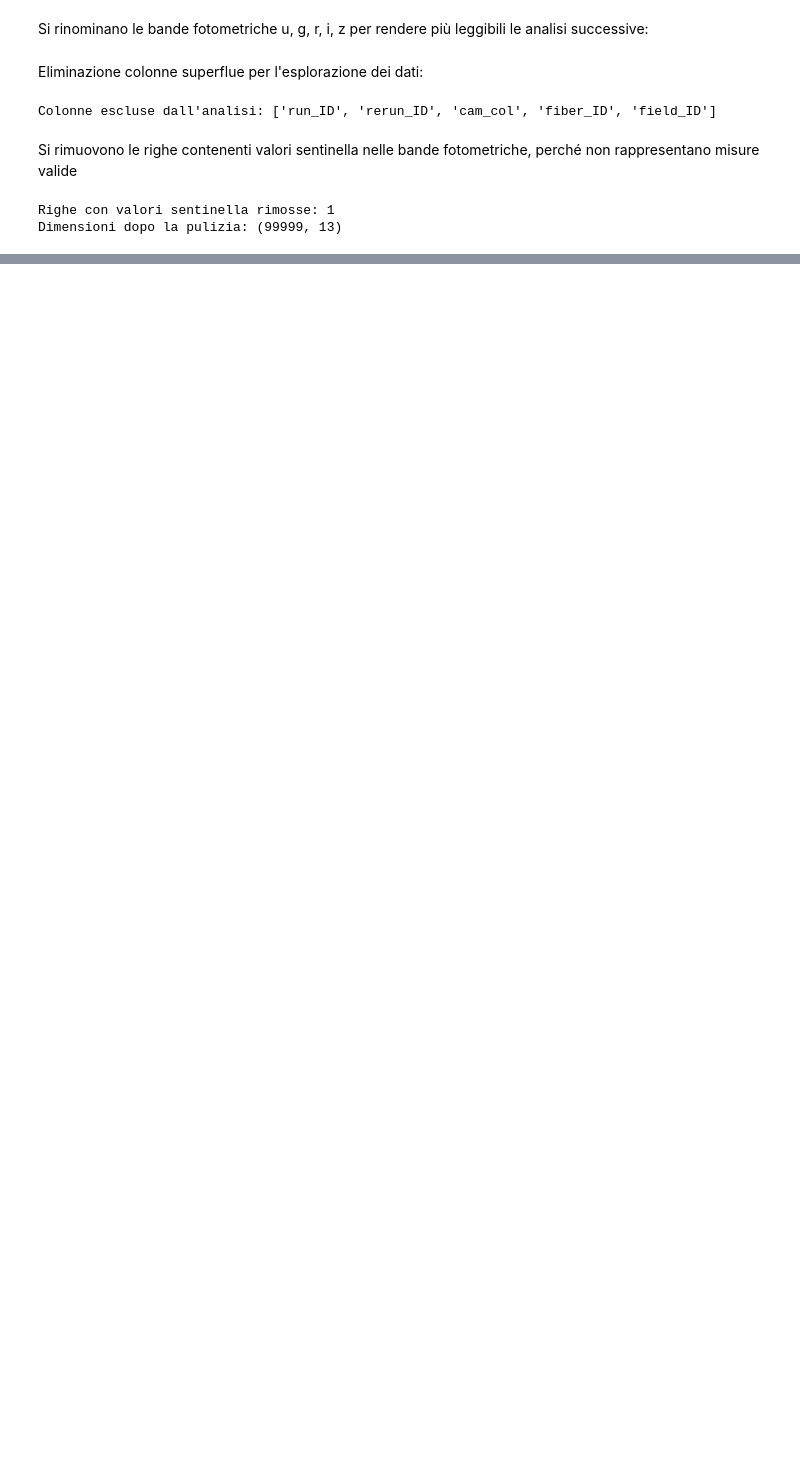
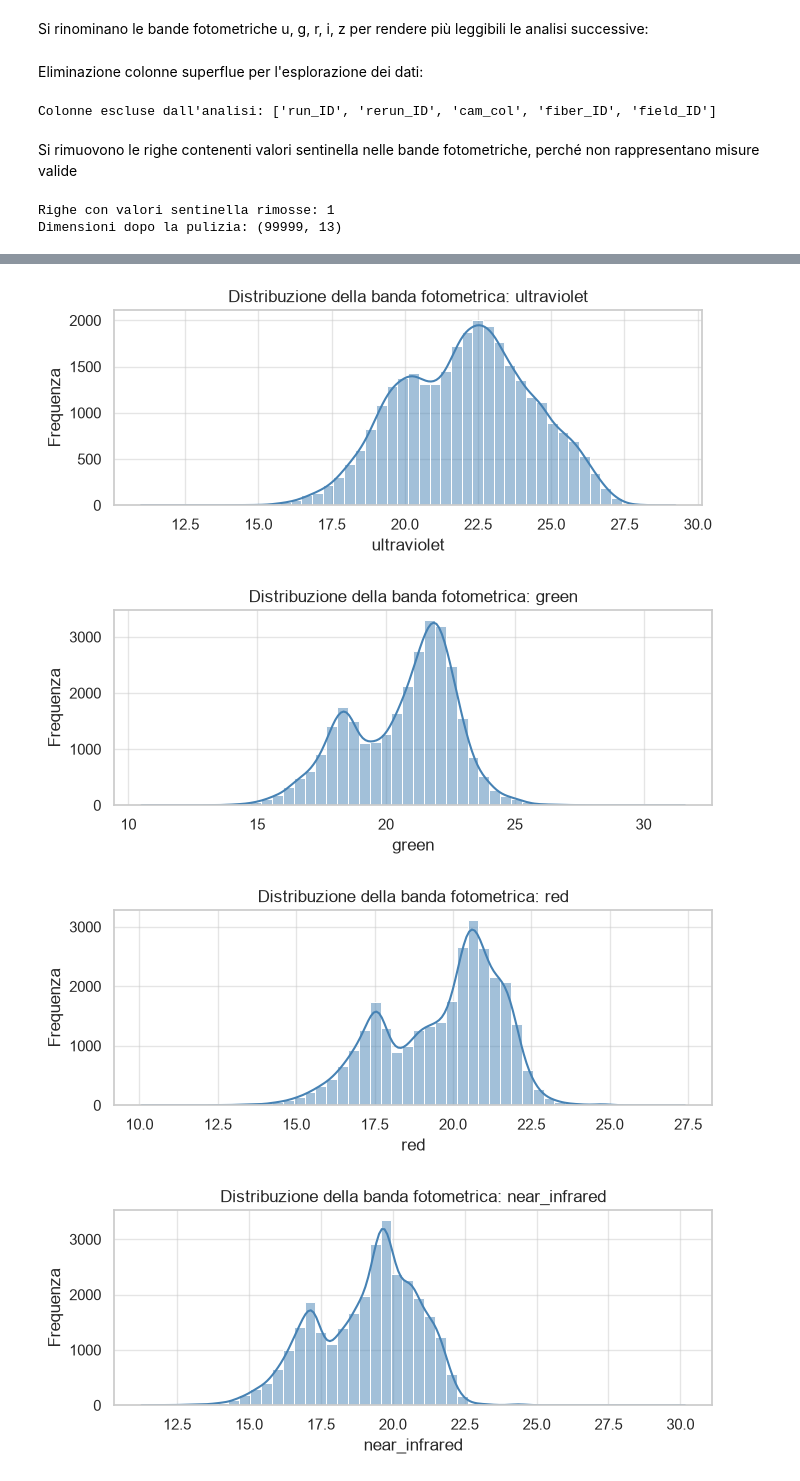
Before and after one commit to FabianCalangiu/Astronomical-Objects-Analysis, a Jupyter notebook: notebooks/astronomical_analysis_enhanced.ipynb, the cells around one changed output, grey strips where cells are left out. Drawn from its saved outputs; the diff is of its cells as text; code cells hidden in the pictures; blank space fills up the shorter version.

```diff
--- a/notebooks/astronomical_analysis_enhanced.ipynb
+++ b/notebooks/astronomical_analysis_enhanced.ipynb
@@ -255,0 +286,25 @@ df.describe()
+# %%
+photometric_data = df[photometric_columns].sample(
+    n=min(30_000, len(df)),
+    random_state=RANDOM_STATE,
+)
+
+for column in photometric_columns:
+    plt.figure(figsize=(7, 3))
+    sns.histplot(
+        data=photometric_data,
+        x=column,
+        kde=True,
+        bins=50,
+        color="steelblue",
+    )
+    plt.title(f"Distribuzione della banda fotometrica: {column}")
+    plt.xlabel(column)
+    plt.ylabel("Frequenza")
+    plt.tight_layout()
+    plt.show()
+# %% [output]
+[figure, added]
+[figure, added]
+[figure, added]
+[figure, added]
```
Also changed, not shown: parts of 16 cells of this notebook.
